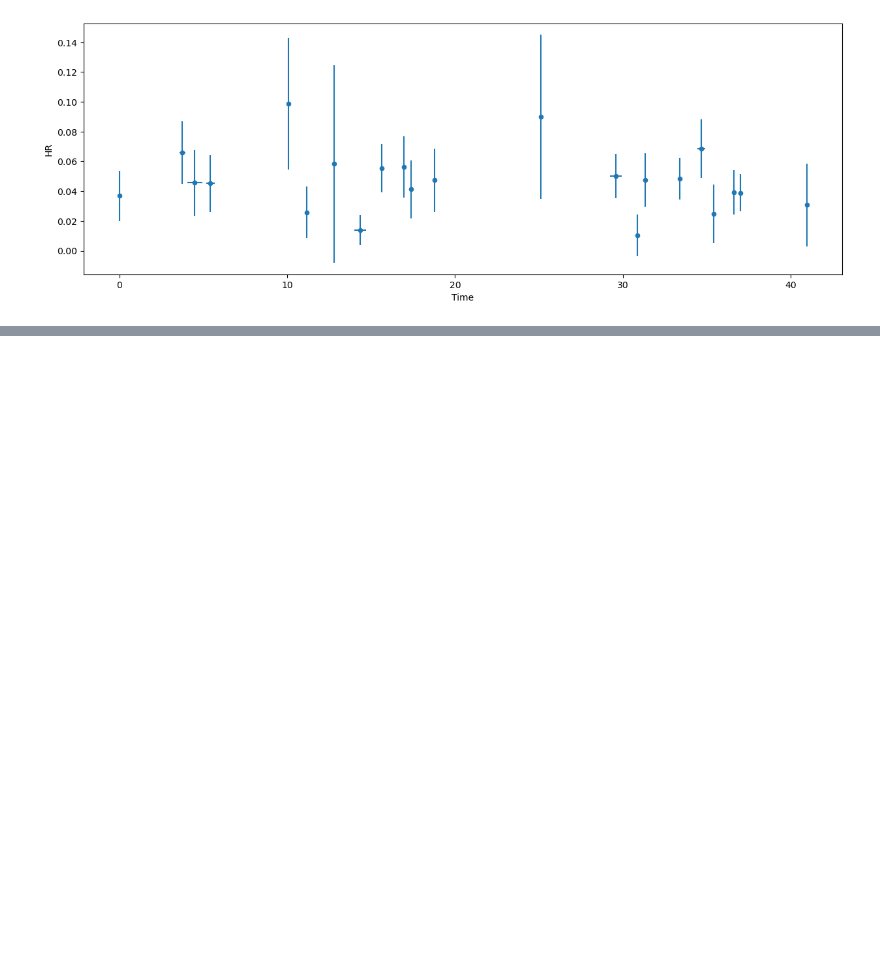
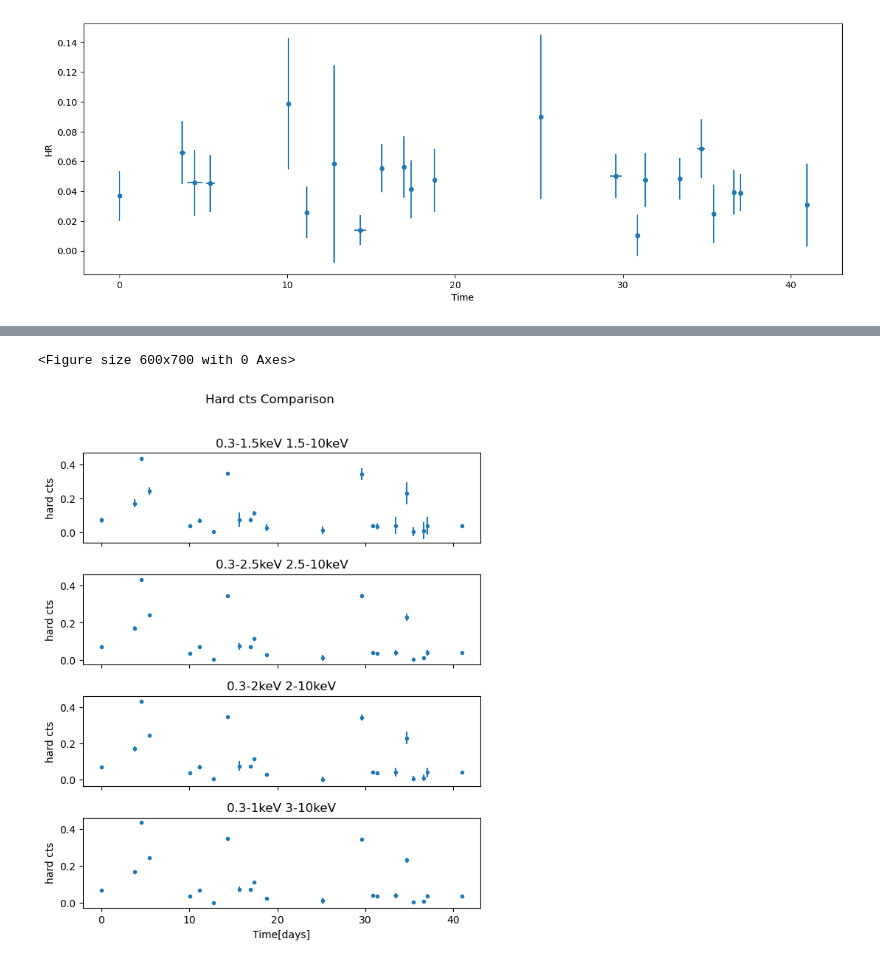
Before and after one commit to martapisci/IRAS_13224-3809, a Jupyter notebook: energy_bands/lcurve_diffX.ipynb, the cells around one changed output, grey strips where cells are left out. Cells and saved outputs as stored; diff of their text form; code cells hidden in the pictures; blank space fills up the shorter version.

```diff
--- a/energy_bands/lcurve_diffX.ipynb
+++ b/energy_bands/lcurve_diffX.ipynb
@@ -307,3 +348,40 @@ plt.show()
+# %%
+w = 6
+h = 7
+fig = plt.figure(figsize=(w,h))
+
+
+fig, axs = plt.subplots(4,figsize= (w,h),sharex= True)
+fig.suptitle('Hard cts Comparison',x=0.5, y=1.05)
+
+
+
+axs[0].errorbar(lcurve1['Time'],lcurve1['time_err'], lcurve1['1.5-10keV'],lcurve1['1.5-10keV_err'],linestyle='None',marker='.')
+axs[1].errorbar(lcurve2['Time'],lcurve2['time_err'], lcurve2['2.5-10keV'],lcurve2['2.5-10keV_err'],linestyle='None',marker='.')
+axs[2].errorbar(lcurve3['Time'],lcurve3['time_err'], lcurve3['2-10keV'],lcurve3['2-10keV_err'],linestyle='None',marker='.')
+axs[3].errorbar(lcurve4['Time'],lcurve4['time_err'], lcurve4['3-10keV'],lcurve4['3-10keV_err'],linestyle='None',marker='.')
+plt.tight_layout()
+
+axs[0].set_title('0.3-1.5keV 1.5-10keV')
+axs[1].set_title('0.3-2.5keV 2.5-10keV')
+axs[2].set_title('0.3-2keV 2-10keV')
+axs[3].set_title('0.3-1keV 3-10keV')
+
+fig.subplots_adjust(hspace=0.35)
+
+for subplot in axs:
+    subplot.set_ylabel("hard cts",y=0.5, x=1)
+
+plt.xlabel("Time[days]",y=0.02, x=0.5)
+
+
+save_fig = True
+if save_fig == True:
+    plt.savefig("comparison_hard.pdf",bbox_inches = 'tight')
+plt.show()
+# %% [output]
+<Figure size 600x700 with 0 Axes>
+[figure, added]
 # %%
 finaldf2 = pd.concat([lcurve1, lcurve2,lcurve3,lcurve4])
 
```
Also changed, not shown: parts of 11 cells of this notebook.
